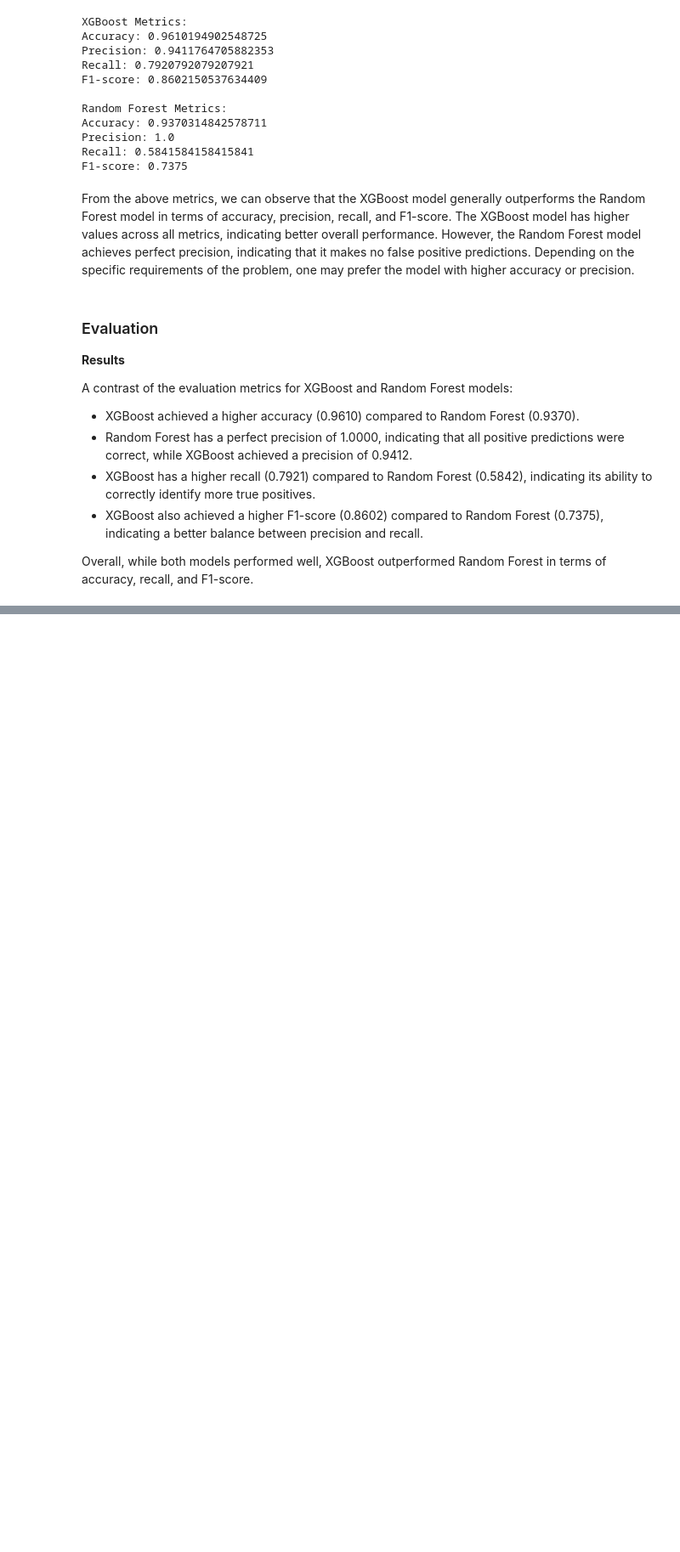
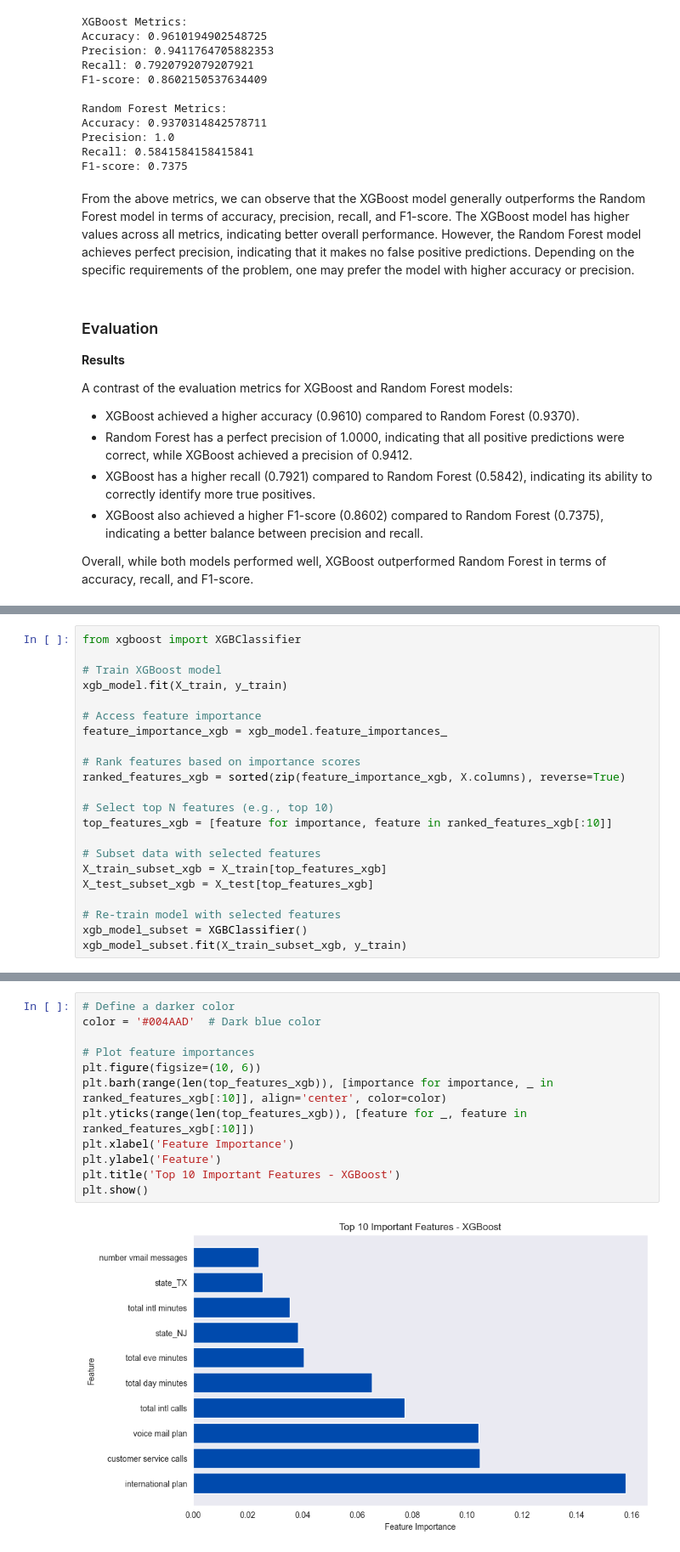
Before and after one commit to yunazzy/SyriaTel-Customer-Churn-Project, a Jupyter notebook: SyriaTel.ipynb, the cells around one changed output, grey strips where cells are left out. Shown at 85% size. Cells and saved outputs as stored; diff of their text form; blank space fills up the shorter version.

Commit message:
Update notebook(feature selection)

```diff
--- a/SyriaTel.ipynb
+++ b/SyriaTel.ipynb
@@ -1258,0 +1263,22 @@ Overall, while both models performed well, XGBoost outperformed Random Forest in
+# %%
+from xgboost import XGBClassifier
+
+# Train XGBoost model
+xgb_model.fit(X_train, y_train)
+
+# Access feature importance
+feature_importance_xgb = xgb_model.feature_importances_
+
+# Rank features based on importance scores
+ranked_features_xgb = sorted(zip(feature_importance_xgb, X.columns), reverse=True)
+
+# Select top N features (e.g., top 10)
+top_features_xgb = [feature for importance, feature in ranked_features_xgb[:10]]
+
+# Subset data with selected features
+X_train_subset_xgb = X_train[top_features_xgb]
+X_test_subset_xgb = X_test[top_features_xgb]
+
+# Re-train model with selected features
+xgb_model_subset = XGBClassifier()
+xgb_model_subset.fit(X_train_subset_xgb, y_train)
@@ -1258,0 +1297,14 @@ Overall, while both models performed well, XGBoost outperformed Random Forest in
+# %%
+# Define a darker color
+color = '#004AAD'  # Dark blue color
+
+# Plot feature importances
+plt.figure(figsize=(10, 6))
+plt.barh(range(len(top_features_xgb)), [importance for importance, _ in ranked_features_xgb[:10]], align='center', color=color)
+plt.yticks(range(len(top_features_xgb)), [feature for _, feature in ranked_features_xgb[:10]])
+plt.xlabel('Feature Importance')
+plt.ylabel('Feature')
+plt.title('Top 10 Important Features - XGBoost')
+plt.show()
+# %% [output]
+[figure, added]
```
Also changed, not shown: parts of 3 cells of this notebook, 2 other files.
